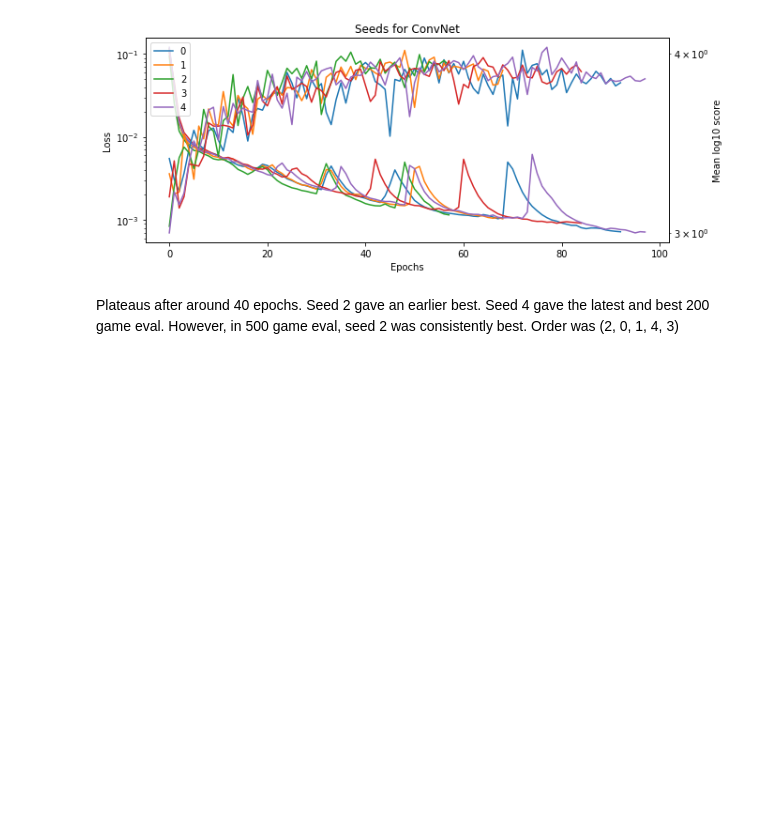
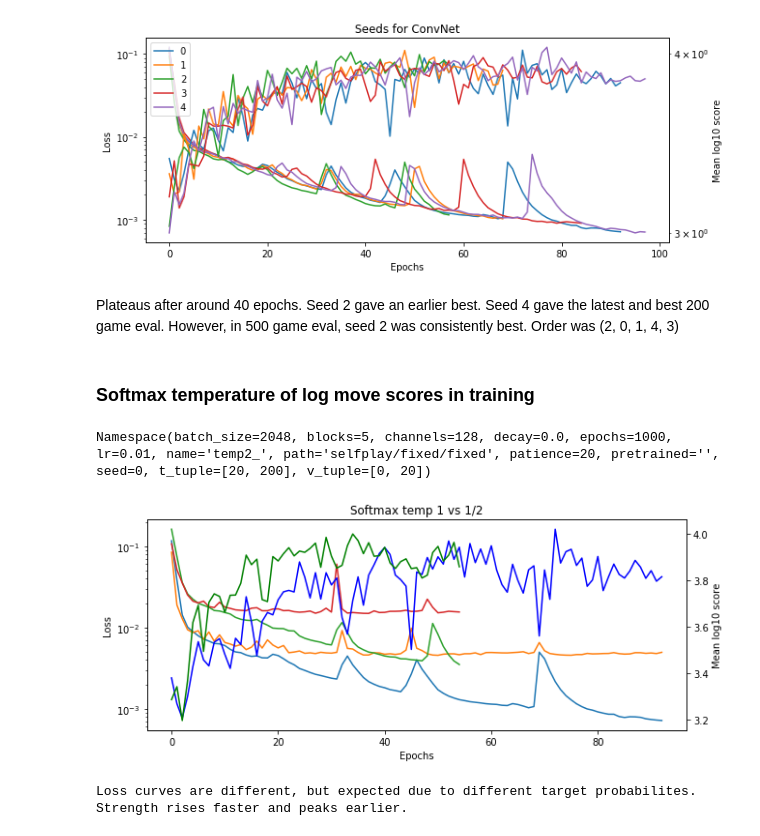
Before and after one commit to fqjin/2048NN, a Jupyter notebook: notebooks/training_logs.ipynb, the cells around one changed output. Drawn from its saved outputs; the diff is of its cells as text; code cells hidden in the pictures; blank space fills up the shorter version.

```diff
--- a/notebooks/training_logs.ipynb
+++ b/notebooks/training_logs.ipynb
@@ -621,3 +621,16 @@ Namespace(batch_size=2048, blocks=5, channels=128, decay=0.0, epochs=1000, lr=0.
 [figure]
 # %% [markdown]
 Plateaus after around 40 epochs. Seed 2 gave an earlier best. Seed 4 gave the latest and best 200 game eval. However, in 500 game eval, seed 2 was consistently best. Order was (2, 0, 1, 4, 3)
+# %% [markdown]
+### Softmax temperature of log move scores in training
+# %%
+plot2('20200123/onehot_20_200_c128b5_p20_bs2048lr0.01d0.0_s0.npz',
+      '20200123/temp2_20_200_c128b5_p20_bs2048lr0.01d0.0_s0.npz',
+      'Softmax temp 1 vs 1/2')
+print('''Loss curves are different, but expected due to different target probabilites.
+Strength rises faster and peaks earlier.''')
+# %% [output]
+Namespace(batch_size=2048, blocks=5, channels=128, decay=0.0, epochs=1000, lr=0.01, name='temp2_', path='selfplay/fixed/fixed', patience=20, pretrained='', seed=0, t_tuple=[20, 200], v_tuple=[0, 20])
+[figure, added]
+Loss curves are different, but expected due to different target probabilites.
+Strength rises faster and peaks earlier.
```
Also changed, not shown: parts of 5 cells of this notebook, 4 other files.
